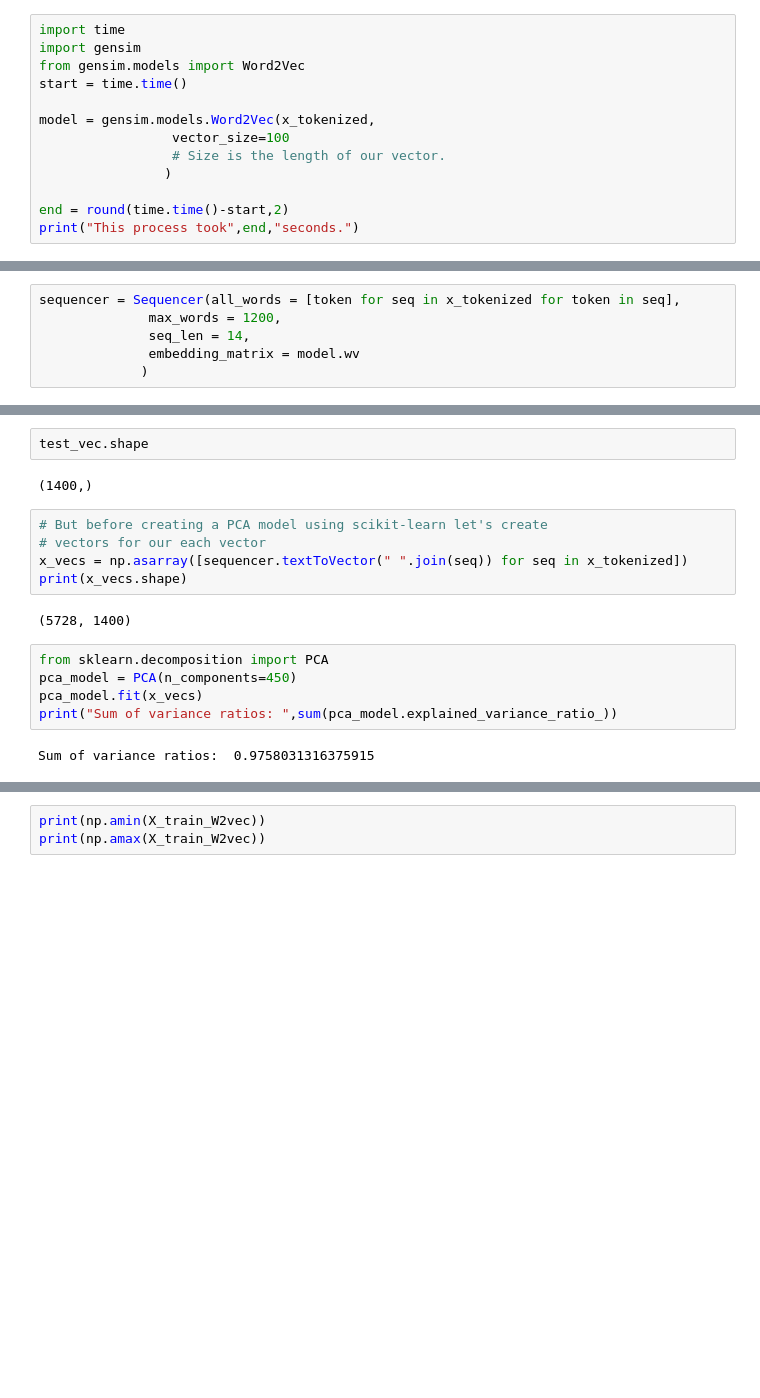
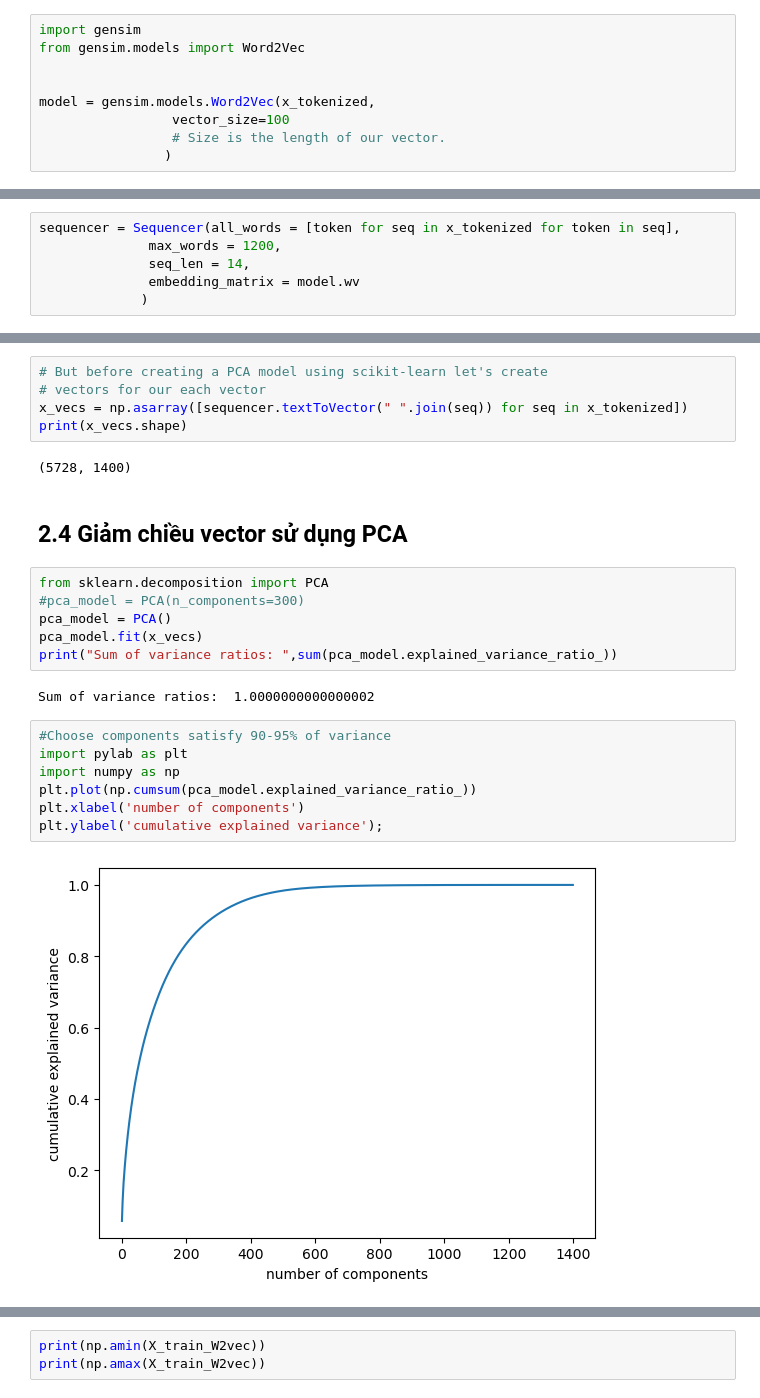
Before and after one commit to Tuantnakhmt/ProjectML_HUST, a Jupyter notebook: projectML/W2V(2).ipynb, the cells around one changed output, grey strips where cells are left out. Cells and saved outputs as stored; diff of their text form; blank space fills up the shorter version.

```diff
--- a/projectML/W2V(2).ipynb
+++ b/projectML/W2V(2).ipynb
@@ -35,13 +45,9 @@ x_tokenized[0]
 # %%
-import time
 import gensim
 from gensim.models import Word2Vec
-start = time.time()
+
 
 model = gensim.models.Word2Vec(x_tokenized,
                  vector_size=100
                  # Size is the length of our vector.
                 )
-
-end = round(time.time()-start,2)
-print("This process took",end,"seconds.")
@@ -139,8 +145,4 @@ array([0.16200484, 0.18967248, 0.1953795 , ..., 0.        , 0.        ,
        0.        ])
-# %%
-test_vec.shape
-# %% [output]
-(1400,)
 # %%
 # But before creating a PCA model using scikit-learn let's create
 # vectors for our each vector
@@ -148,13 +150,25 @@ x_vecs = np.asarray([sequencer.textToVector(" ".join(seq)) for seq in x_tokenize
 print(x_vecs.shape)
 # %% [output]
 (5728, 1400)
+# %% [markdown]
+## 2.4 Giảm chiều vector sử dụng PCA
 # %%
 from sklearn.decomposition import PCA
-pca_model = PCA(n_components=450)
+#pca_model = PCA(n_components=300)
+pca_model = PCA()
 pca_model.fit(x_vecs)
 print("Sum of variance ratios: ",sum(pca_model.explained_variance_ratio_))
 # %% [output]
-Sum of variance ratios:  0.9758031316375915
+Sum of variance ratios:  1.0000000000000002
+# %%
+#Choose components satisfy 90-95% of variance
+import pylab as plt
+import numpy as np
+plt.plot(np.cumsum(pca_model.explained_variance_ratio_))
+plt.xlabel('number of components')
+plt.ylabel('cumulative explained variance');
+# %% [output]
+[figure, added]
 # %%
 x_comps = pca_model.transform(x_vecs)
 x_comps.shape
```
Also changed, not shown: parts of 43 cells of this notebook, 4 other files.
